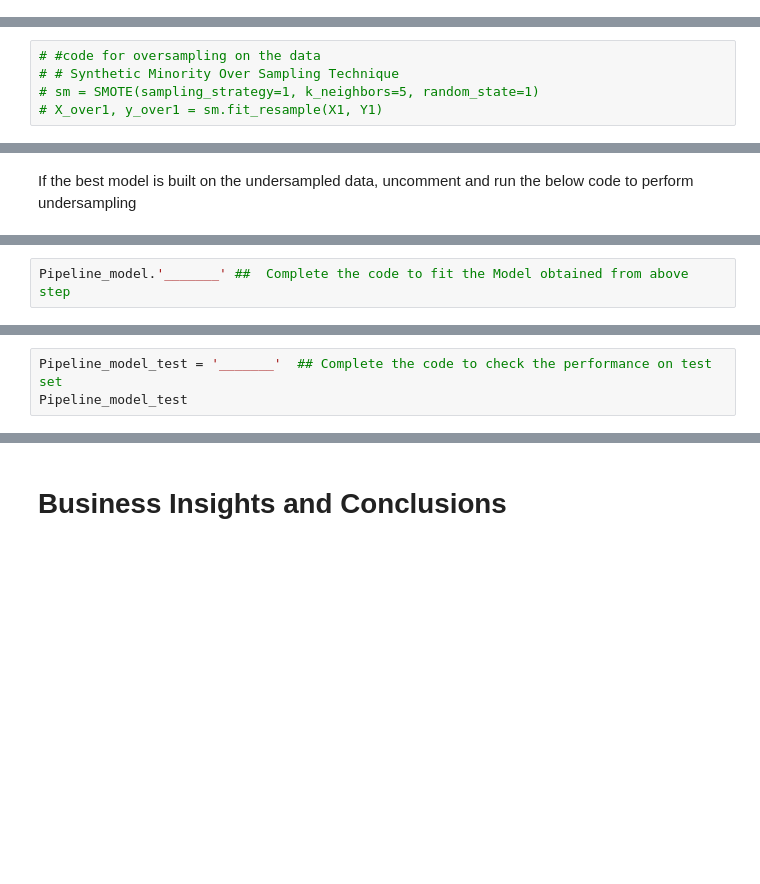
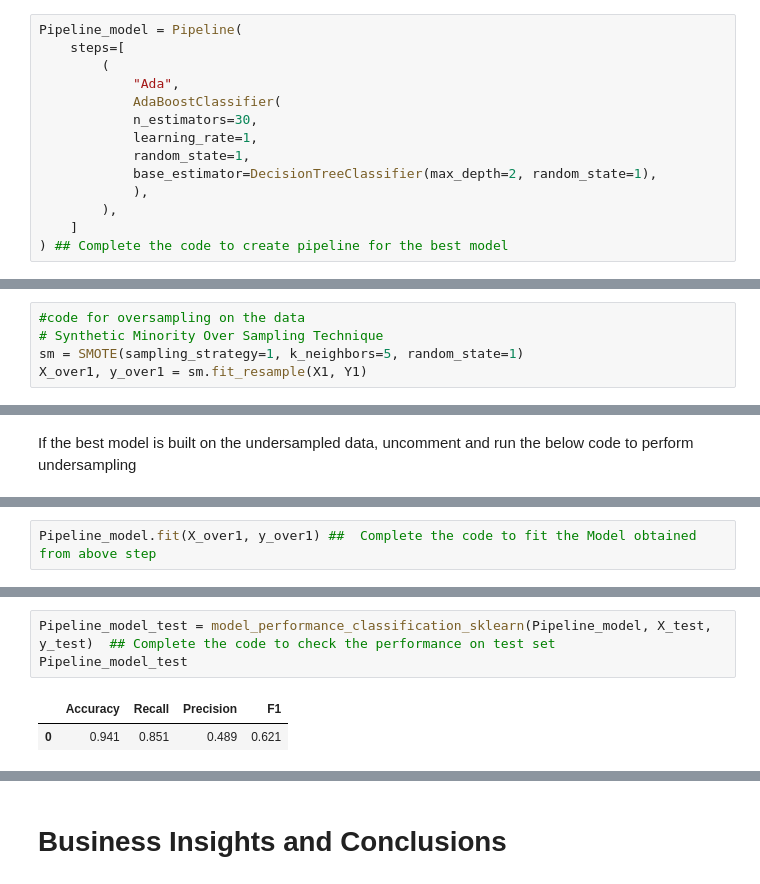
Before and after one commit to CoderSales/codespaces-jupyter, a Jupyter notebook: notebooks/MT_Project_LearnerNotebook_LowCode.ipynb, the cells around one changed output, grey strips where cells are left out. Drawn from its saved outputs; the diff is of its cells as text; blank space fills up the shorter version.

```diff
--- a/notebooks/MT_Project_LearnerNotebook_LowCode.ipynb
+++ b/notebooks/MT_Project_LearnerNotebook_LowCode.ipynb
@@ -2330,3 +2330,17 @@ Pipeline_model = Pipeline(
 # %% [output]
 [interactive output not drawn]
 [interactive output not drawn]
+# %%
+Pipeline_model = Pipeline(
+    steps=[
+        (
+            "Ada",
+            AdaBoostClassifier(
+            n_estimators=30,
+            learning_rate=1,
+            random_state=1,
+            base_estimator=DecisionTreeClassifier(max_depth=2, random_state=1),
+            ),
+        ),
+    ]
+) ## Complete the code to create pipeline for the best model
@@ -2358,8 +2417,8 @@ If the best model is built on the oversampled data, uncomment and run the below
 # %%
-# #code for oversampling on the data
-# # Synthetic Minority Over Sampling Technique
-# sm = SMOTE(sampling_strategy=1, k_neighbors=5, random_state=1)
-# X_over1, y_over1 = sm.fit_resample(X1, Y1)
+#code for oversampling on the data
+# Synthetic Minority Over Sampling Technique
+sm = SMOTE(sampling_strategy=1, k_neighbors=5, random_state=1)
+X_over1, y_over1 = sm.fit_resample(X1, Y1)
 # %% [output]
 [interactive output not drawn]
 [interactive output not drawn]
@@ -2374,5 +2433,5 @@ If the best model is built on the undersampled data, uncomment and run the below
 [interactive output not drawn]
 [interactive output not drawn]
 # %%
-Pipeline_model.'_______' ##  Complete the code to fit the Model obtained from above step
+Pipeline_model.fit(X_over1, y_over1) ##  Complete the code to fit the Model obtained from above step
 # %% [output]
@@ -2400,3 +2445,6 @@ black.parsing.InvalidInput: Cannot parse: 1:15: Pipeline_model.'_______' ##  Com
 # %%
-Pipeline_model_test = '_______'  ## Complete the code to check the performance on test set
+Pipeline_model_test = model_performance_classification_sklearn(Pipeline_model, X_test, y_test)  ## Complete the code to check the performance on test set
 Pipeline_model_test
+# %% [output]
+|  | Accuracy | Recall | Precision | F1 |
+| 0 | 0.941 | 0.851 | 0.489 | 0.621 |
```
Also changed, not shown: parts of 8 cells of this notebook, 1 other file.
